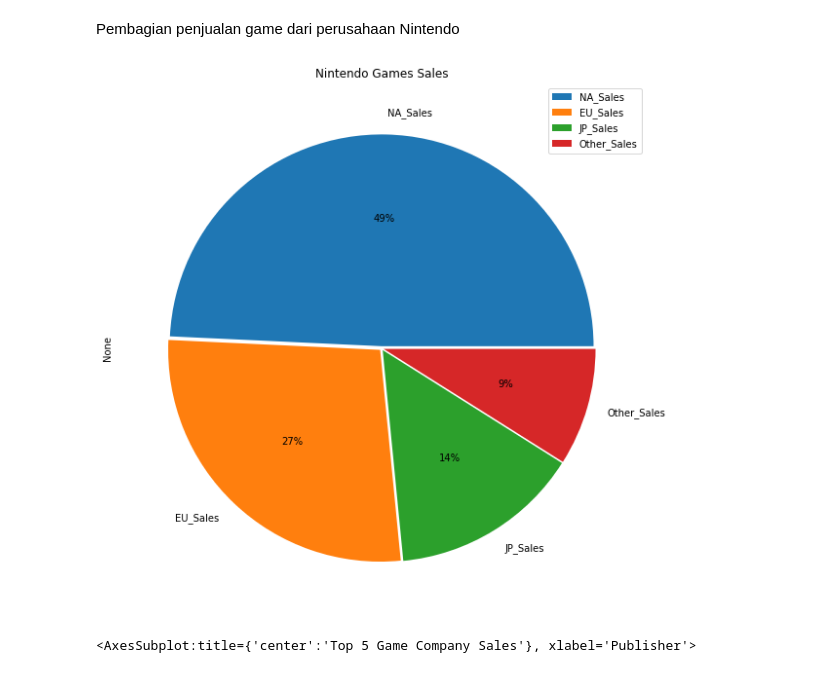
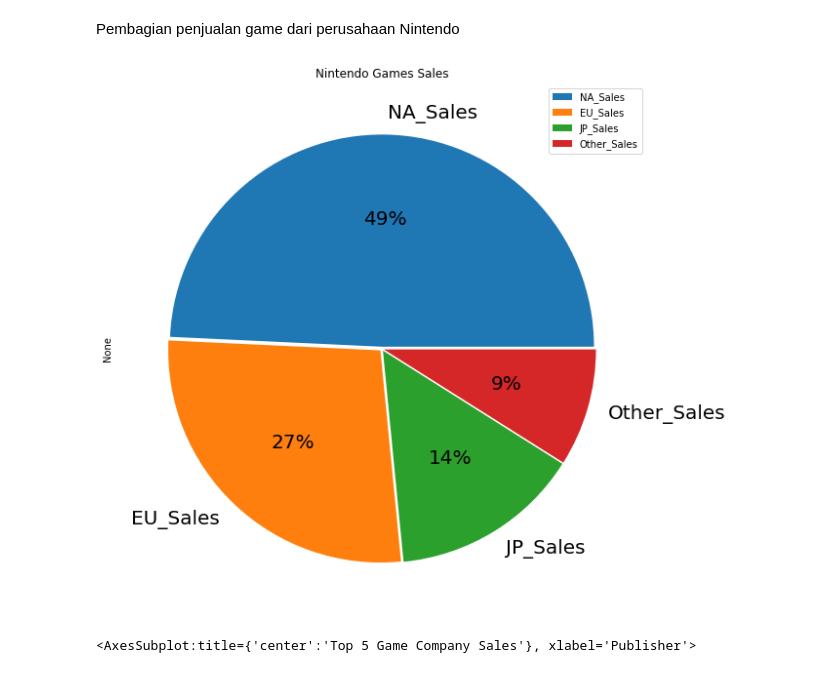
Before and after one commit to nexusprime-hak/Tubes-Pengkom-K-20-2023_2, a Jupyter notebook: Tugas_6_Visualisasi_data.ipynb, the cells around one changed output. Cells and saved outputs as stored; diff of their text form; code cells hidden in the pictures.

```diff
--- a/Tugas_6_Visualisasi_data.ipynb
+++ b/Tugas_6_Visualisasi_data.ipynb
@@ -67,18 +67,19 @@ Pembagian penjualan game dari perusahaan Nintendo
 # %%
 #Total Sales
 totalSales = df.groupby('Publisher').sum().drop(columns=['Rank','Year']).sort_values(by='Global_Sales',ascending=False)
 
 f = totalSales.sum().drop('Global_Sales').plot(
                 kind='pie',
                 y='Nintendo',
                 figsize=(12,10),
                 autopct='%1.0f%%',
                 explode=tuple([0.01 for i in range(len(totalSales.sum().drop('Global_Sales').values))]),
-                title="Nintendo Games Sales"
+                title="Nintendo Games Sales",
+                fontsize=20
                 ).legend(loc='upper right')
 f.figure.set_facecolor('white')
 # %% [output]
-[figure, old version]
+[figure, new version]
 # %%
 totalSales.drop(columns='Global_Sales').head(5).plot(kind='bar',stacked=True,title='Top 5 Game Company Sales')
 # %% [output]
```
Also changed, not shown: parts of 4 cells of this notebook.
